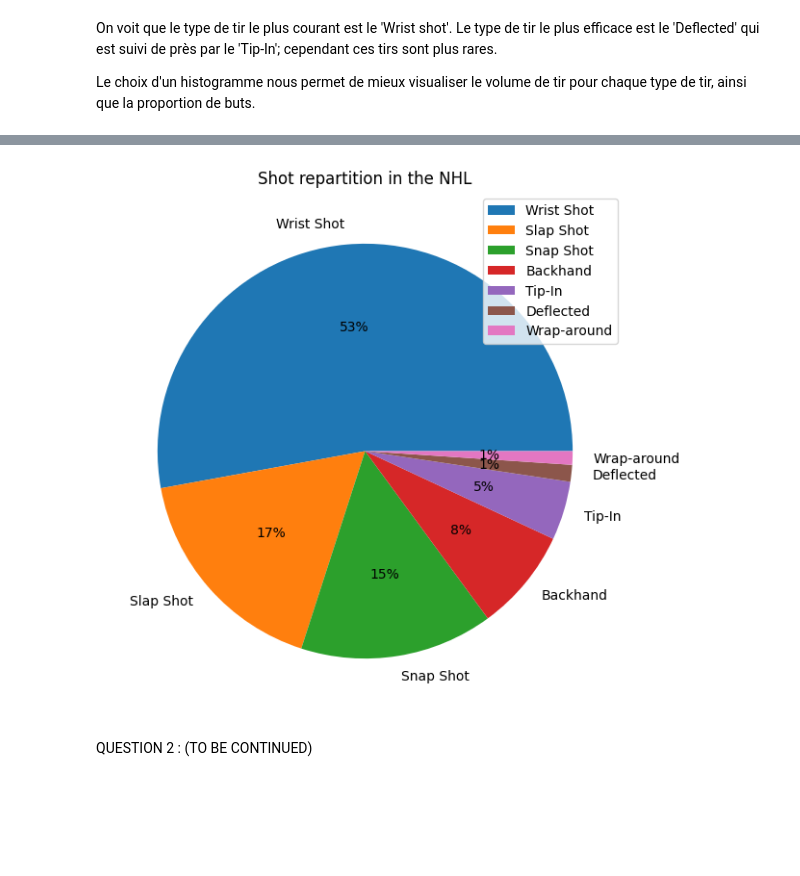
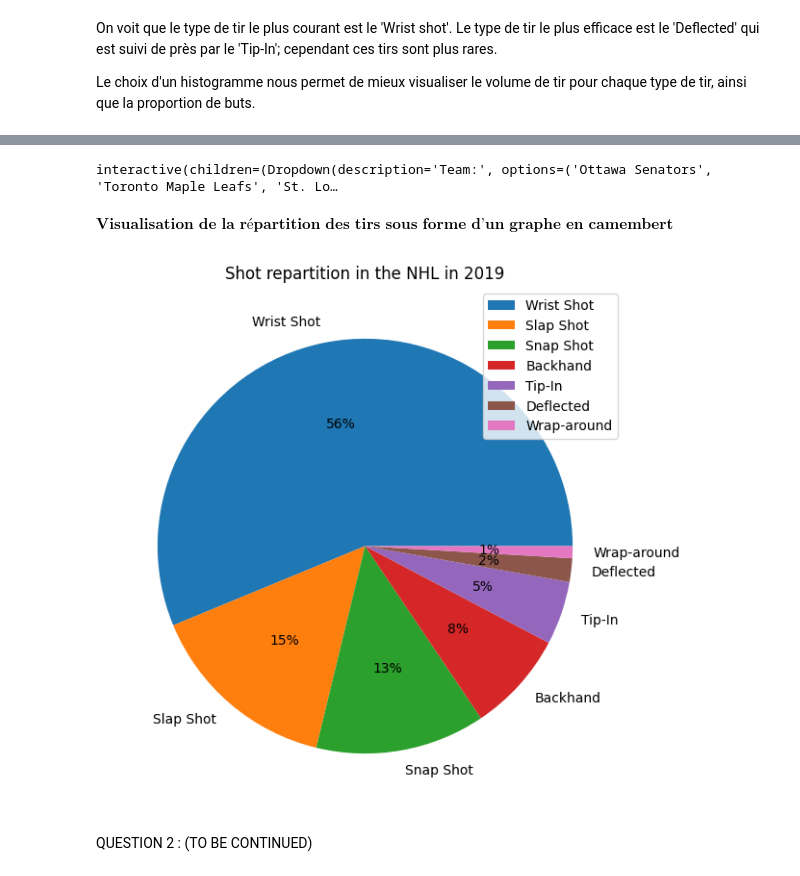
Before and after one commit to MkYacine/IFT6758-Projet, a Jupyter notebook: data/simple_visualization.ipynb, the cells around one changed output, grey strips where cells are left out. Saved outputs shown, nothing was run; the diff lists cells and outputs as text; code cells hidden in the pictures; blank space fills up the shorter version.

```diff
--- a/data/simple_visualization.ipynb
+++ b/data/simple_visualization.ipynb
@@ -108,16 +55,13 @@ hist_shot_repartition_by_team(team_list[0],df)
-# %%
-# Une autre forme de visualisation (Meilleure pour voir la répartition des tirs)
-# Source : https://www.geeksforgeeks.org/how-to-create-a-pie-chart-in-seaborn/
-
-fig, ax = plt.subplots(figsize=(12,7))
-
-ax.pie(shot_count.values, radius=1,
-       labels = shot_count.index, autopct='%.0f%%')
-
-ax.set(aspect="equal", title='Shot repartition in the NHL')
-plt.legend(shot_count.index, loc = "upper right")
-plt.show()
-# %% [output]
-[figure, removed]
+# %%
+interactive_plot = widgets.interactive(plot_interactive_hist, team_name=team_dropdown)
+display(interactive_plot)
+# %% [output]
+interactive(children=(Dropdown(description='Team:', options=('Ottawa Senators', 'Toronto Maple Leafs', 'St. Lo…
+# %% [markdown]
+$\textbf{Visualisation de la répartition des tirs sous forme d'un graphe en camembert}$
+# %%
+sv.pie_shot_repartition_NHL(df,year)
+# %% [output]
+[figure, added]
 # %% [markdown]
 QUESTION 2 : (TO BE CONTINUED)
```
Also changed, not shown: parts of 30 cells of this notebook, 3 other files.
